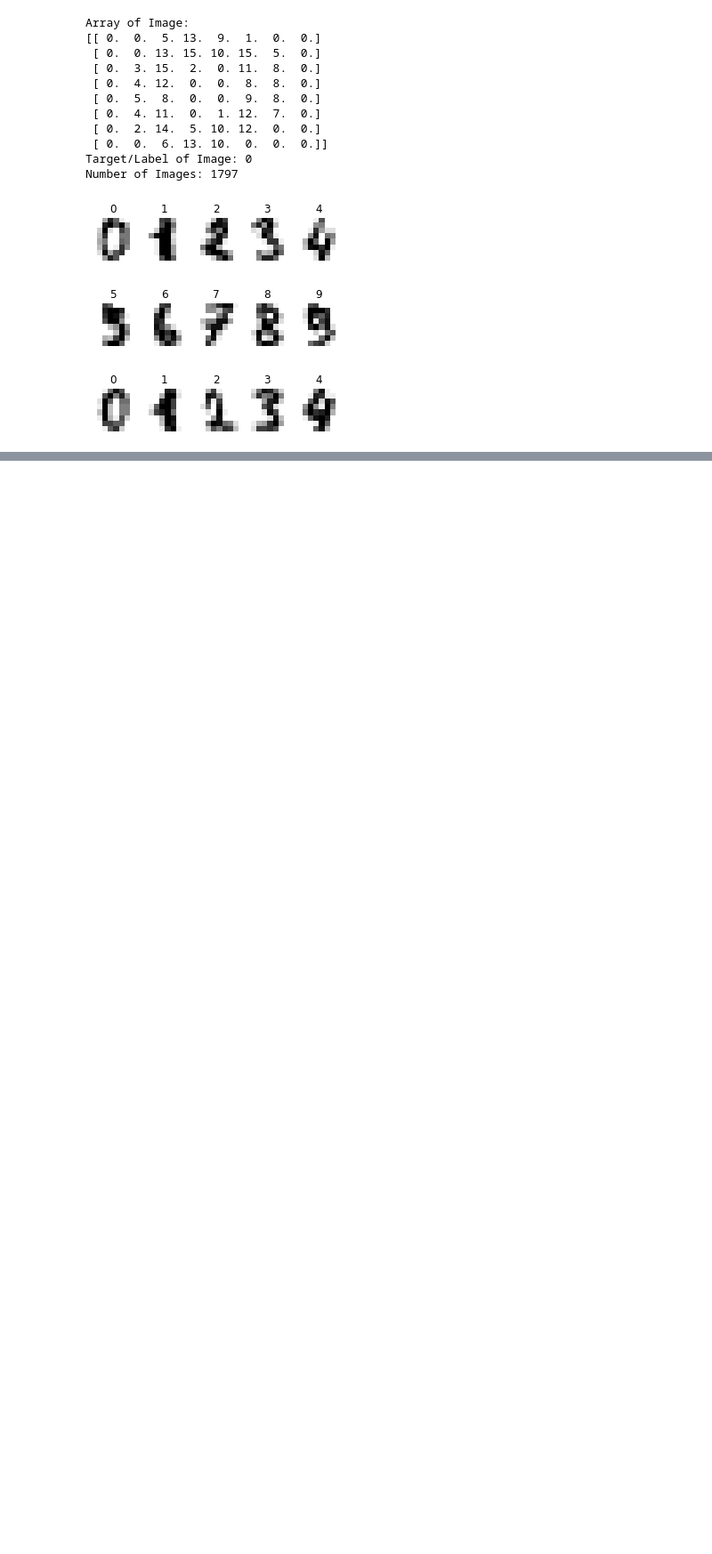
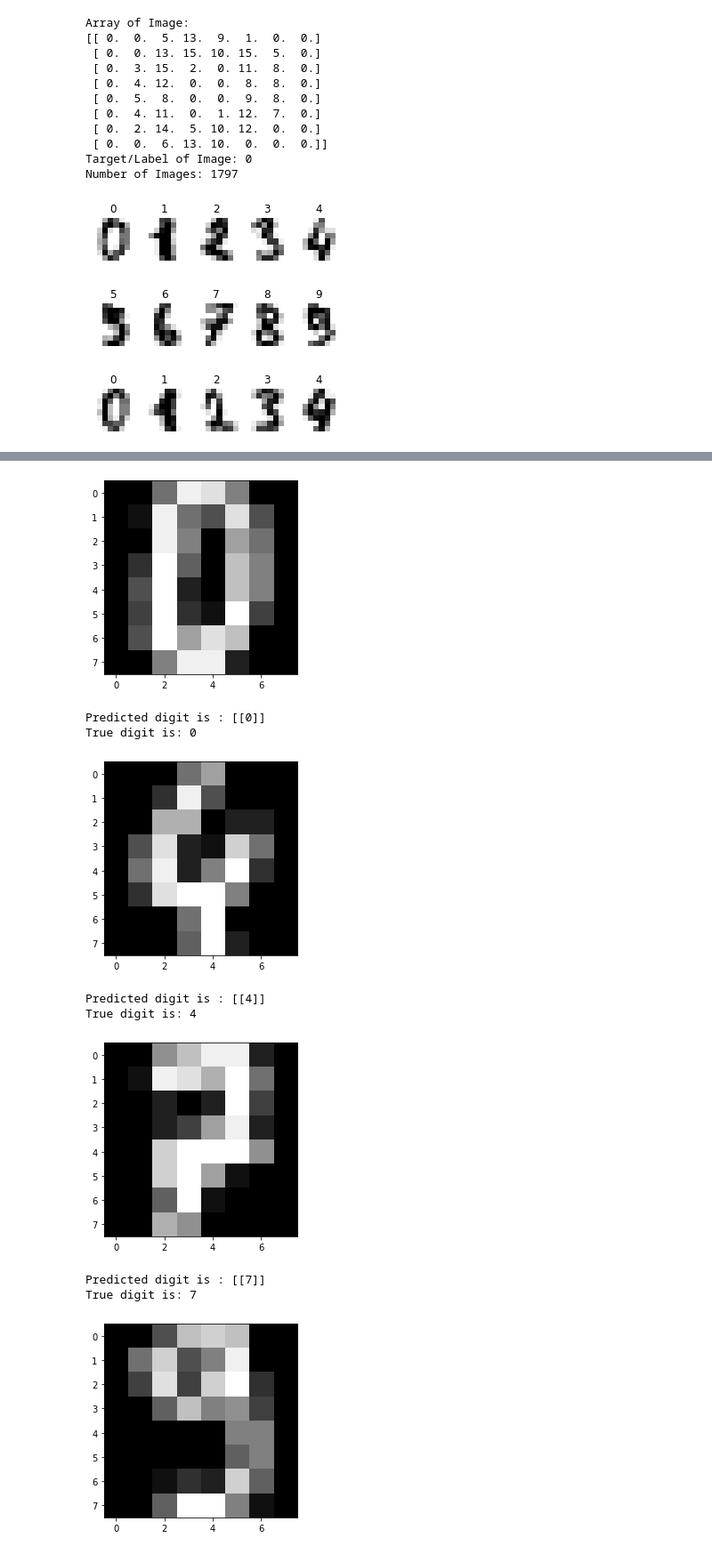
Before and after one commit to AndelasOne/CNN_Number_Recognition, a Jupyter notebook: number_recognition.ipynb, the cells around one changed output, grey strips where cells are left out. Shown: that part at 89% size. Cells and saved outputs as stored; diff of their text form; code cells hidden in the pictures; blank space fills up the shorter version.

```diff
--- a/number_recognition.ipynb
+++ b/number_recognition.ipynb
@@ -51,0 +482,10 @@ for index,(image,label) in enumerate(images_and_labels[:15]):
+# %%
+def rgb2gray(rgb):
+    return np.dot(rgb[...,:3], [0.299, 0.587, 0.114])
+def rebin(a, shape):
+    sh = shape[0],a.shape[0]//shape[0],shape[1],a.shape[1]//shape[1]
+    return a.reshape(sh).mean(-1).mean(1)
+# %%
+gray_img = rgb2gray(loaded_img)
+# %%
+grayimg1 = rebin(gray_img, (8,8))/255*16
@@ -51,0 +497,6 @@ for index,(image,label) in enumerate(images_and_labels[:15]):
+# %%
+training_img=grayimg1.reshape((64,1)).T
+training_img = sc.transform(training_img)
+training_img=training_img.T
+predicted_digit=predict_L_layer(training_img,loaded_parameters)
+print('Predicted digit is : '+str(predicted_digit))
@@ -51,0 +505,24 @@ for index,(image,label) in enumerate(images_and_labels[:15]):
+# %%
+import random
+for j in range(15):
+    i=random.randint(0,n_samples)
+    plt.imshow(number_data.images[i],  cmap='gray')
+    plt.show()
+
+    training_img=number_data.images[i].reshape((64,1)).T
+    training_img = sc.transform(training_img)
+    training_img=training_img.T
+    predicted_digit=predict_L_layer(training_img,loaded_parameters)
+    print('Predicted digit is : '+str(predicted_digit))
+    print('True digit is: '+ str(y[i]))
+# %% [output]
+[figure, added]
+Predicted digit is : [[0]]
+True digit is: 0
+[figure, added]
+Predicted digit is : [[4]]
+True digit is: 4
+[figure, added]
+Predicted digit is : [[7]]
+True digit is: 7
+[figure, added]
```
Also changed, not shown: parts of 64 cells of this notebook, 14 other files.
